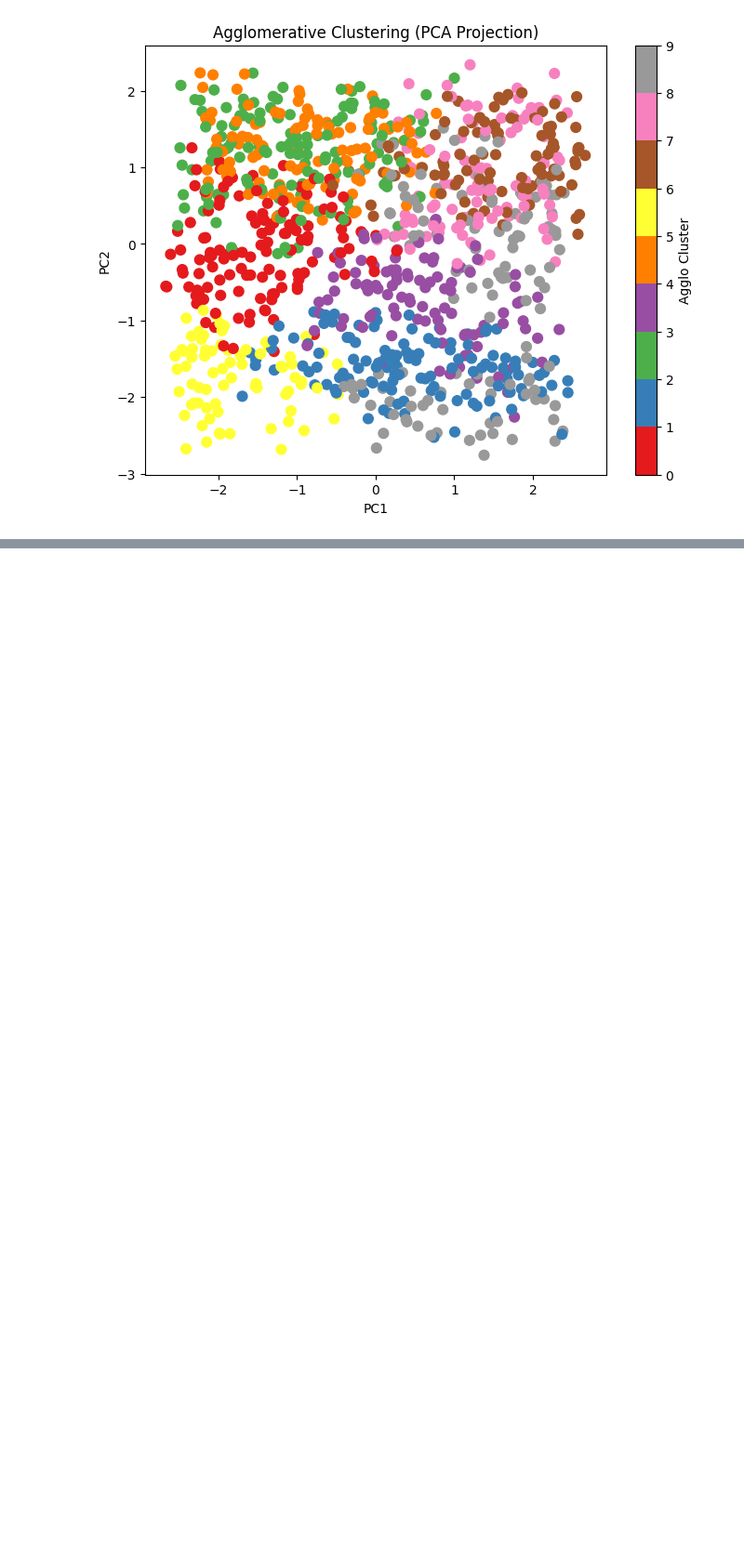
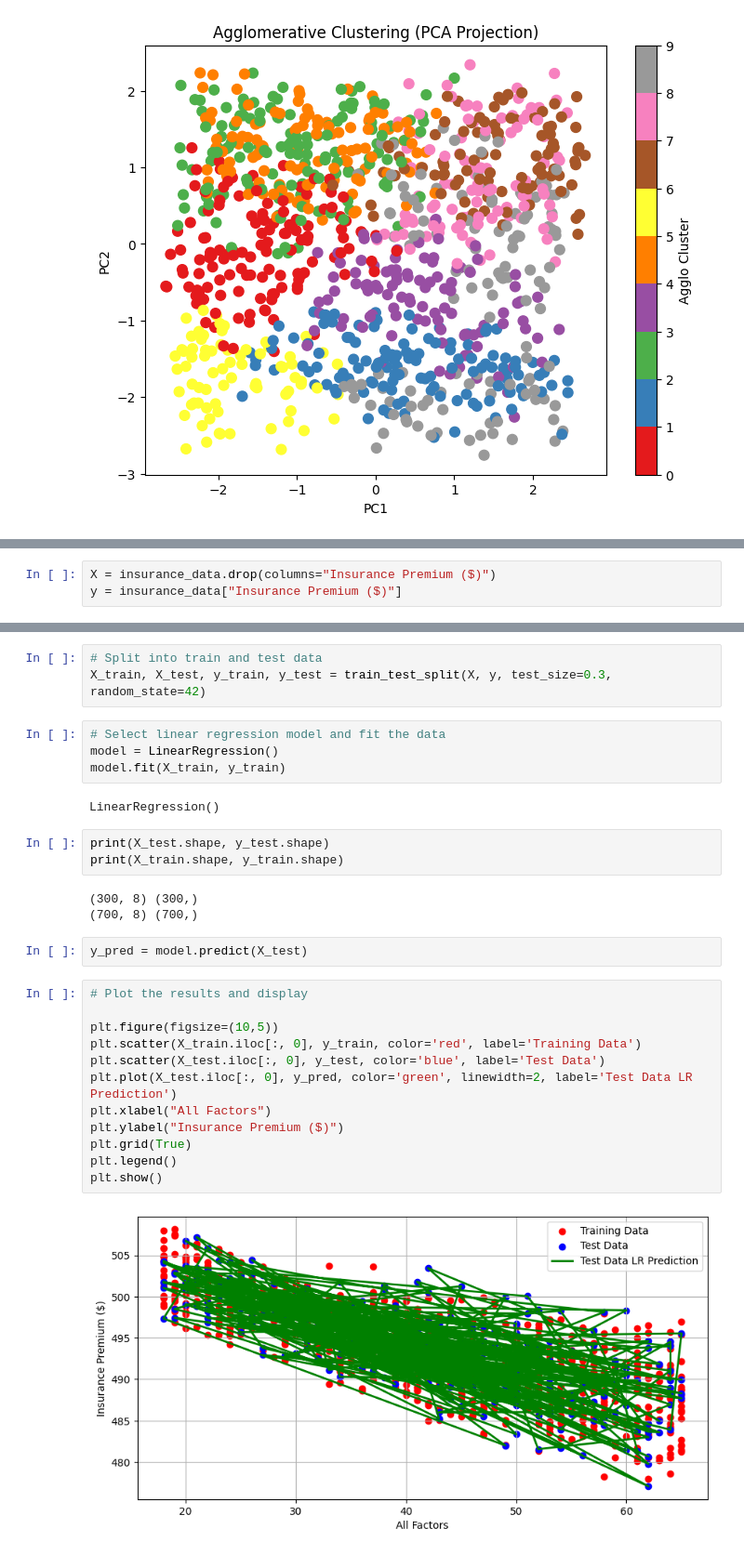
Before and after one commit to tamasfried/CarInsuranceMLProject, a Jupyter notebook: car_insurance.ipynb, the cells around one changed output, grey strips where cells are left out. Shown at 93% size. Cells and saved outputs as stored; diff of their text form; blank space fills up the shorter version.

Commit message:
Fix plotting bug: use single feature for scatter and line plots, correct legend labels

```diff
--- a/car_insurance.ipynb
+++ b/car_insurance.ipynb
@@ -368,0 +380,3 @@ plt.show()
+# %%
+X = insurance_data.drop(columns="Insurance Premium ($)")
+y = insurance_data["Insurance Premium ($)"]
@@ -368,0 +401,31 @@ plt.show()
+# %%
+# Split into train and test data
+X_train, X_test, y_train, y_test = train_test_split(X, y, test_size=0.3, random_state=42)
+# %%
+# Select linear regression model and fit the data
+model = LinearRegression()
+model.fit(X_train, y_train)
+# %% [output]
+LinearRegression()
+# %%
+print(X_test.shape, y_test.shape)
+print(X_train.shape, y_train.shape)
+# %% [output]
+(300, 8) (300,)
+(700, 8) (700,)
+# %%
+y_pred = model.predict(X_test)
+# %%
+# Plot the results and display
+
+plt.figure(figsize=(10,5))
+plt.scatter(X_train.iloc[:, 0], y_train, color='red', label='Training Data')
+plt.scatter(X_test.iloc[:, 0], y_test, color='blue', label='Test Data')
+plt.plot(X_test.iloc[:, 0], y_pred, color='green', linewidth=2, label='Test Data LR Prediction')
+plt.xlabel("All Factors")
+plt.ylabel("Insurance Premium ($)")
+plt.grid(True)
+plt.legend()
+plt.show()
+# %% [output]
+[figure, added]
```
Also changed, not shown: parts of 4 cells of this notebook.
